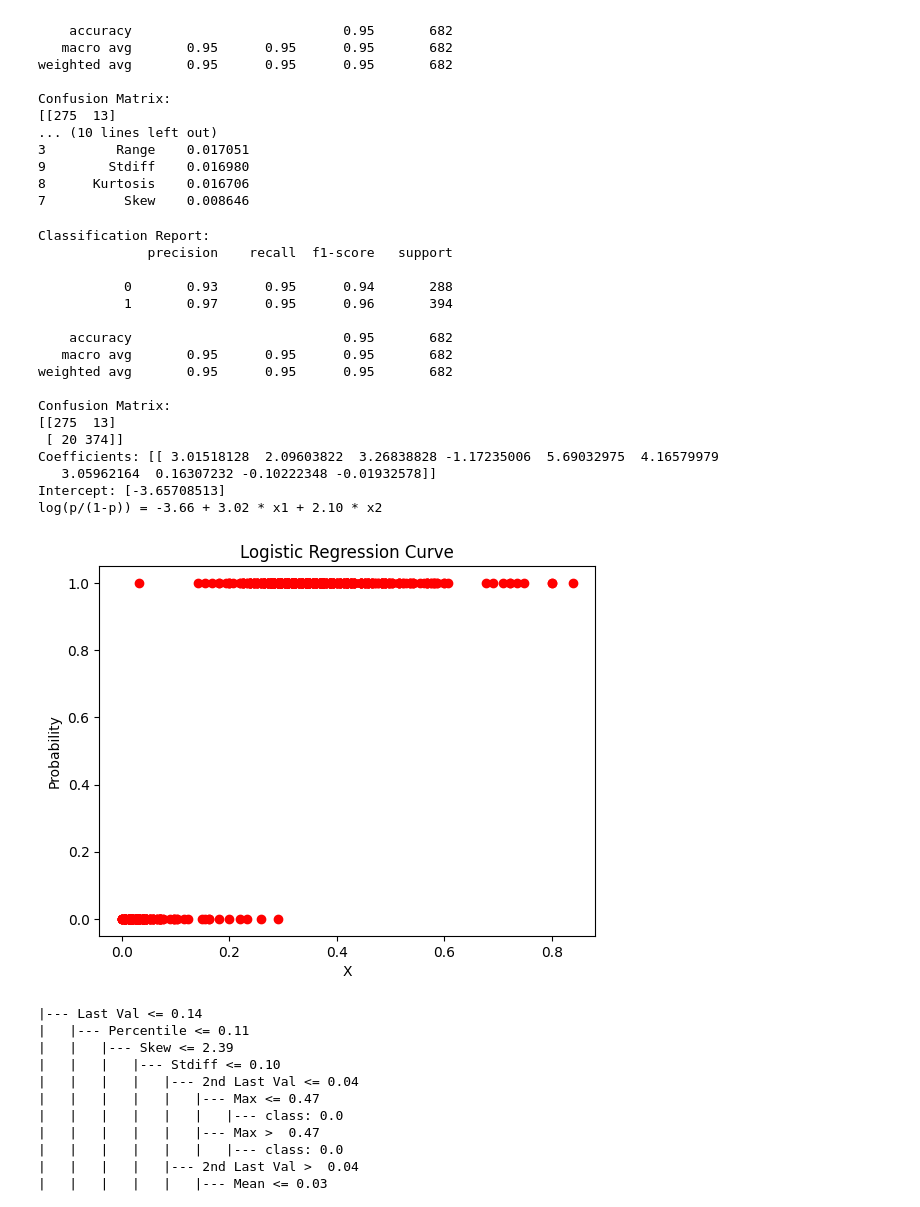
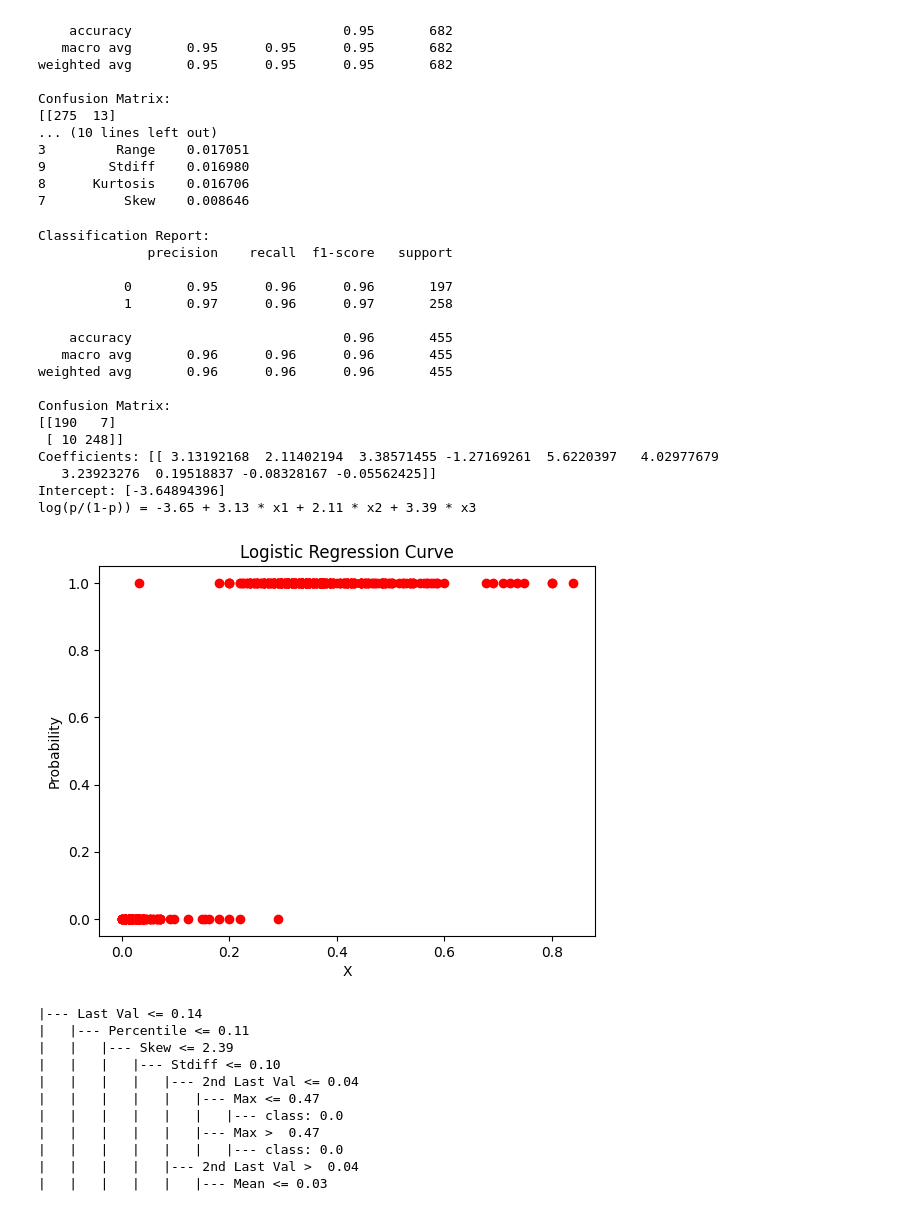
Before and after one commit to Give-a-Hand/Bionic-Hand-Scripts, a Jupyter notebook: python_scripts/Commented.ipynb, the cells around one changed output. Cells and saved outputs as stored; diff of their text form; code cells hidden in the pictures.

Commit message:
more logistic

```diff
--- a/python_scripts/Commented.ipynb
+++ b/python_scripts/Commented.ipynb
@@ -282,7 +282,7 @@ logistic_y = logistic_y.astype(int)
 
 
 # Split data
-logistic_X_train, logistic_X_test, logistic_y_train, logistic_y_test = train_test_split(logistic_X, logistic_y, test_size=0.3, random_state=42)
+logistic_X_train, logistic_X_test, logistic_y_train, logistic_y_test = train_test_split(logistic_X, logistic_y, test_size=0.2, random_state=42)
 
 # Make logistic
 logistic_model = LogisticRegression()
@@ -296,46 +296,46 @@ logistic_y_pred = model.predict(logistic_X_test)
 print("Classification Report:")
 print(classification_report(logistic_y_test, logistic_y_pred))
 
 # Confusion Matrix
 print("Confusion Matrix:")
 print(confusion_matrix(logistic_y_test, logistic_y_pred))
 
 print("Coefficients:", logistic_model.coef_)
 print("Intercept:", logistic_model.intercept_)
 
 #Extract coefficients and intercept
 coefficients = logistic_model.coef_[0]
 intercept = logistic_model.intercept_[0]
 
 # Construct the equation
-equation = f"log(p/(1-p)) = {intercept:.2f} + {coefficients[0]:.2f} * x1 + {coefficients[1]:.2f} * x2"
+equation = f"log(p/(1-p)) = {intercept:.2f} + {coefficients[0]:.2f} * x1 + {coefficients[1]:.2f} * x2 + {coefficients[2]:.2f} * x3"
 print(equation)
 
 # Plot the logistic regression curve
 plt.scatter(logistic_X_test["Last Val"], logistic_y_pred, color='red')
 plt.xlabel('X')
 plt.ylabel('Probability')
 plt.title('Logistic Regression Curve')
 plt.show()
 # %% [output]
 Classification Report:
               precision    recall  f1-score   support
 
-           0       0.93      0.95      0.94       288
-           1       0.97      0.95      0.96       394
+           0       0.95      0.96      0.96       197
+           1       0.97      0.96      0.97       258
 
-    accuracy                           0.95       682
-   macro avg       0.95      0.95      0.95       682
-weighted avg       0.95      0.95      0.95       682
+    accuracy                           0.96       455
+   macro avg       0.96      0.96      0.96       455
+weighted avg       0.96      0.96      0.96       455
 
 Confusion Matrix:
-[[275  13]
- [ 20 374]]
-Coefficients: [[ 3.01518128  2.09603822  3.26838828 -1.17235006  5.69032975  4.16579979
-   3.05962164  0.16307232 -0.10222348 -0.01932578]]
-Intercept: [-3.65708513]
-log(p/(1-p)) = -3.66 + 3.02 * x1 + 2.10 * x2
+[[190   7]
+ [ 10 248]]
+Coefficients: [[ 3.13192168  2.11402194  3.38571455 -1.27169261  5.6220397   4.02977679
+   3.23923276  0.19518837 -0.08328167 -0.05562425]]
+Intercept: [-3.64894396]
+log(p/(1-p)) = -3.65 + 3.13 * x1 + 2.11 * x2 + 3.39 * x3
-[figure, old version]
+[figure, new version]
 # %%
 # Assuming your RandomForest model is already trained
 # Extract the first decision tree from the Random Forest
```
